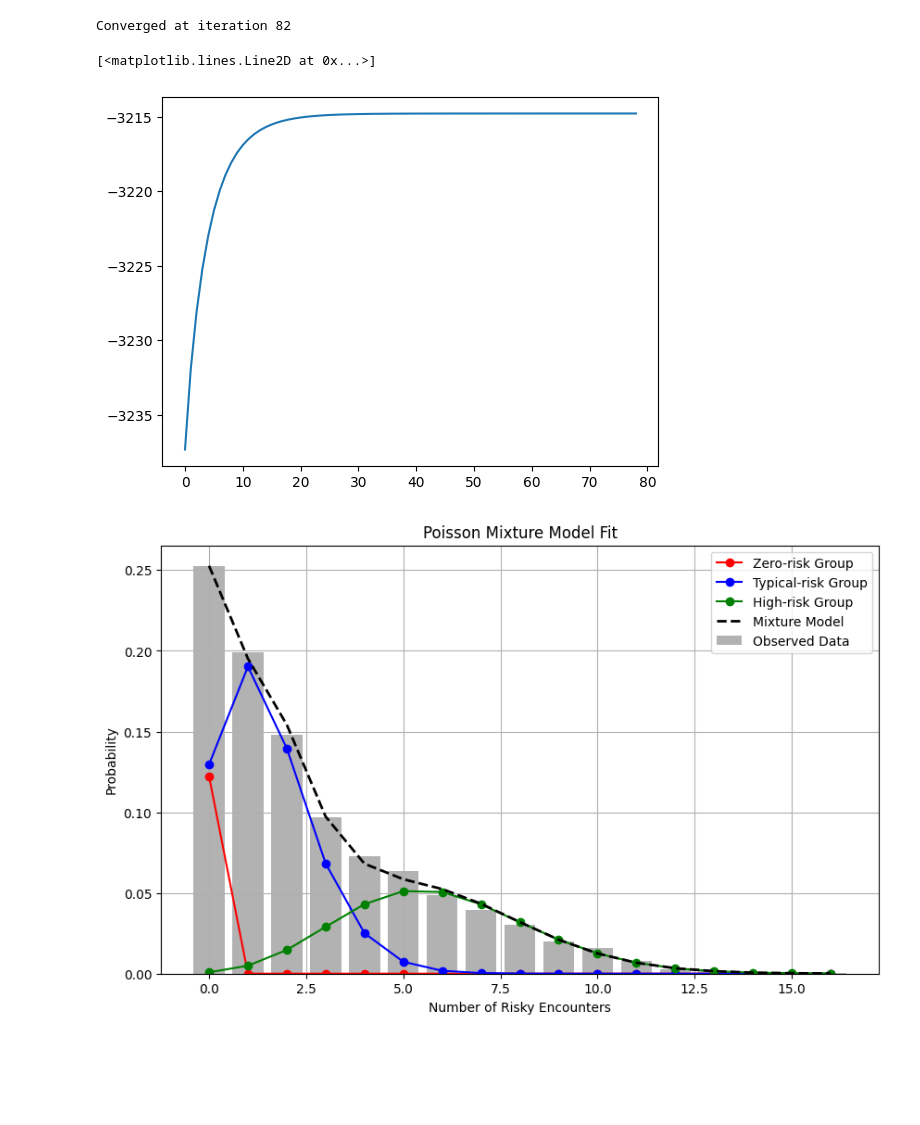
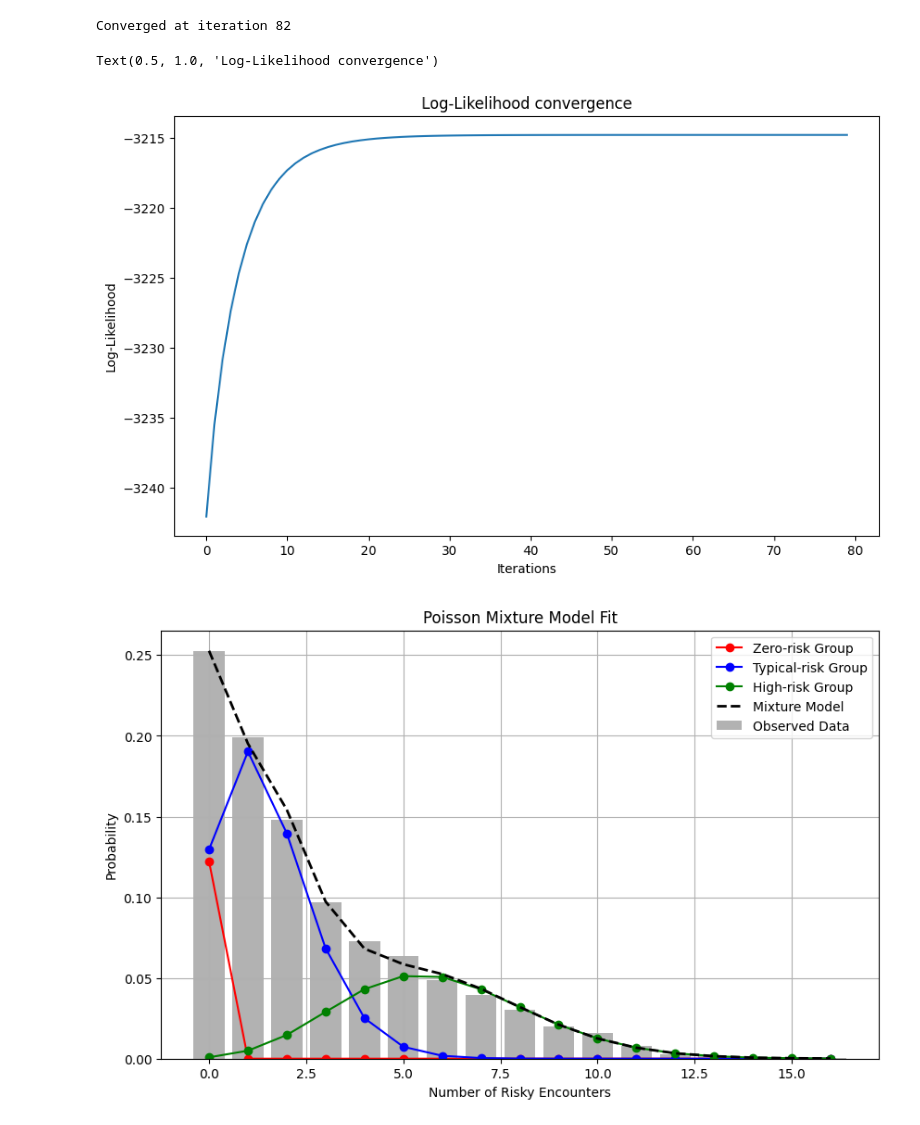
Before and after one commit to APanico12/Poisson-mixture-model, a Jupyter notebook: EM_POIS.ipynb, the cells around one changed output. Saved outputs shown, nothing was run; the diff lists cells and outputs as text; code cells hidden in the pictures; blank space fills up the shorter version.

Commit message:
New loglik plot

```diff
--- a/EM_POIS.ipynb
+++ b/EM_POIS.ipynb
@@ -157,11 +157,15 @@ def em_algorithm(encounters, frequencies, alpha, beta, mu, lam, max_iterations=1
 alpha, beta, mu, lam, LK = em_algorithm(encounters, frequencies, alpha, beta, mu, lam)
 # %% [output]
 Converged at iteration 82
-# %%
-plt.plot(LK[2:])
-# %% [output]
-[<matplotlib.lines.Line2D at 0x...>]
-[figure, removed]
+# %%
+plt.figure(figsize=(10, 6))
+plt.plot(LK[2:])
+plt.xlabel('Iterations')
+plt.ylabel('Log-Likelihood')
+plt.title('Log-Likelihood convergence')
+# %% [output]
+Text(0.5, 1.0, 'Log-Likelihood convergence')
+[figure, added]
 # %%
 def plot_poisson_mixture(encounters, frequencies, alpha, beta, mu, lam):
     x = np.arange(0, max(encounters) + 1)
```
